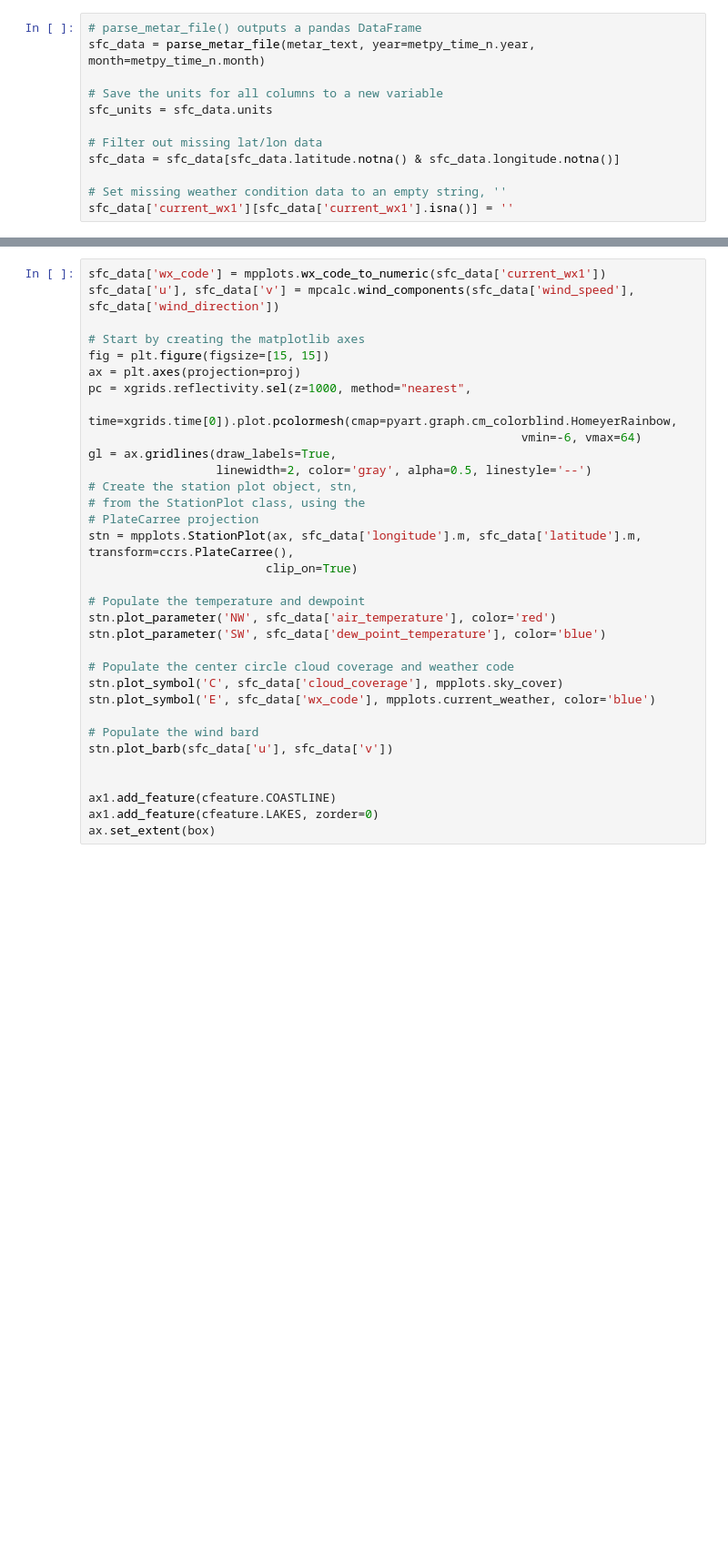
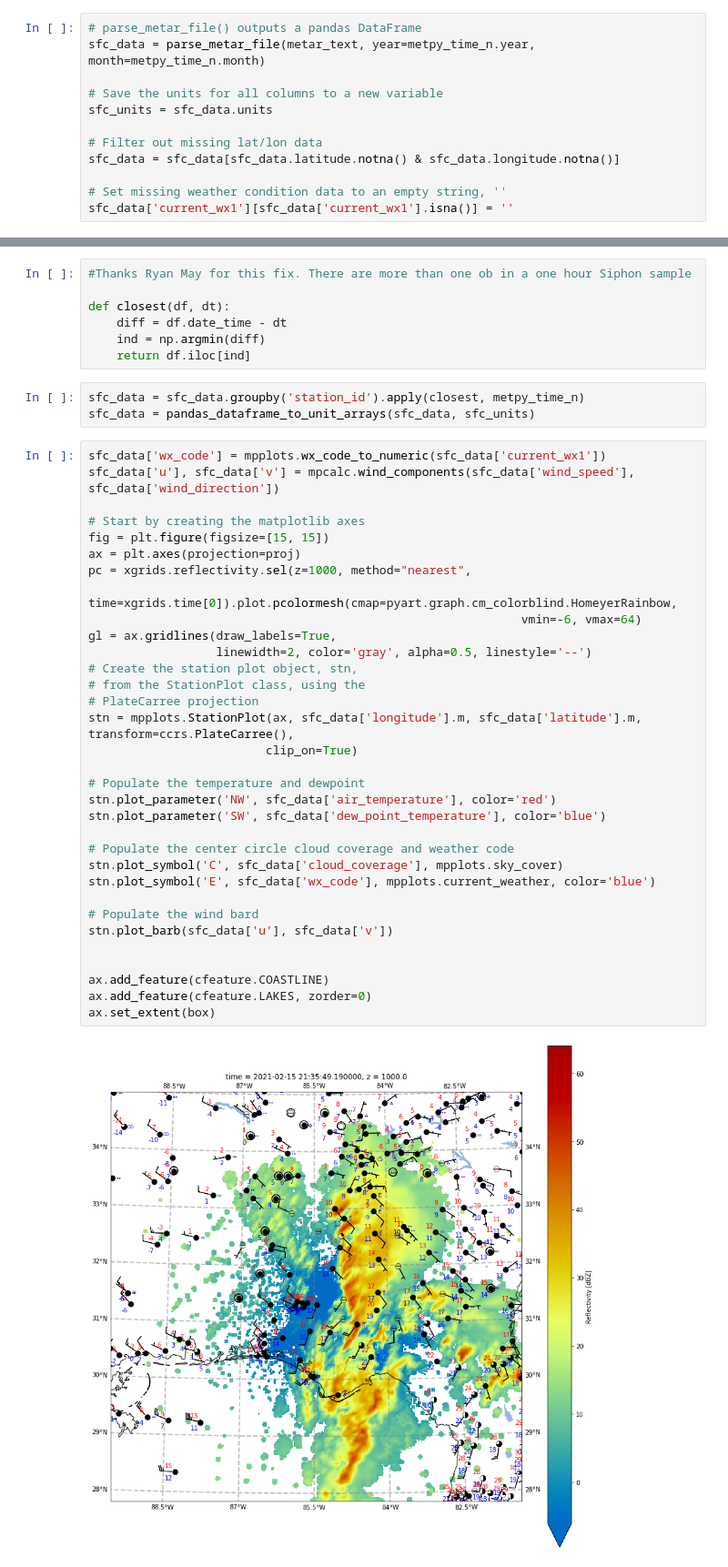
Before and after one commit to ARM-Development/PyART-Training, a Jupyter notebook: 2-Cloud_Examples/1-NEXRAD_on_Amazon.ipynb, the cells around one changed output, grey strips where cells are left out. Shown at 91% size. Saved outputs shown, nothing was run; the diff lists cells and outputs as text; blank space fills up the shorter version.

```diff
--- a/2-Cloud_Examples/1-NEXRAD_on_Amazon.ipynb
+++ b/2-Cloud_Examples/1-NEXRAD_on_Amazon.ipynb
@@ -314,33 +391,45 @@ sfc_data = pandas_dataframe_to_unit_arrays(sfc_data, sfc_units)
+# %%
+#Thanks Ryan May for this fix. There are more than one ob in a one hour Siphon sample
+
+def closest(df, dt):
+    diff = df.date_time - dt
+    ind = np.argmin(diff)
+    return df.iloc[ind]
+# %%
+sfc_data = sfc_data.groupby('station_id').apply(closest, metpy_time_n)
+sfc_data = pandas_dataframe_to_unit_arrays(sfc_data, sfc_units)
 # %%
 sfc_data['wx_code'] = mpplots.wx_code_to_numeric(sfc_data['current_wx1'])
 sfc_data['u'], sfc_data['v'] = mpcalc.wind_components(sfc_data['wind_speed'], sfc_data['wind_direction'])
 
 # Start by creating the matplotlib axes
 fig = plt.figure(figsize=[15, 15])
 ax = plt.axes(projection=proj)
 pc = xgrids.reflectivity.sel(z=1000, method="nearest",
                         time=xgrids.time[0]).plot.pcolormesh(cmap=pyart.graph.cm_colorblind.HomeyerRainbow,
                                                              vmin=-6, vmax=64)
 gl = ax.gridlines(draw_labels=True,
                   linewidth=2, color='gray', alpha=0.5, linestyle='--')
 # Create the station plot object, stn,
 # from the StationPlot class, using the
 # PlateCarree projection
 stn = mpplots.StationPlot(ax, sfc_data['longitude'].m, sfc_data['latitude'].m, transform=ccrs.PlateCarree(),
                          clip_on=True)
 
 # Populate the temperature and dewpoint
 stn.plot_parameter('NW', sfc_data['air_temperature'], color='red')
 stn.plot_parameter('SW', sfc_data['dew_point_temperature'], color='blue')
 
 # Populate the center circle cloud coverage and weather code
 stn.plot_symbol('C', sfc_data['cloud_coverage'], mpplots.sky_cover)
 stn.plot_symbol('E', sfc_data['wx_code'], mpplots.current_weather, color='blue')
 
 # Populate the wind bard
 stn.plot_barb(sfc_data['u'], sfc_data['v'])
 
 
-ax1.add_feature(cfeature.COASTLINE)
-ax1.add_feature(cfeature.LAKES, zorder=0)
+ax.add_feature(cfeature.COASTLINE)
+ax.add_feature(cfeature.LAKES, zorder=0)
 ax.set_extent(box)
+# %% [output]
+[figure, added]
```
Also changed, not shown: parts of 16 cells of this notebook, 2 other files.
